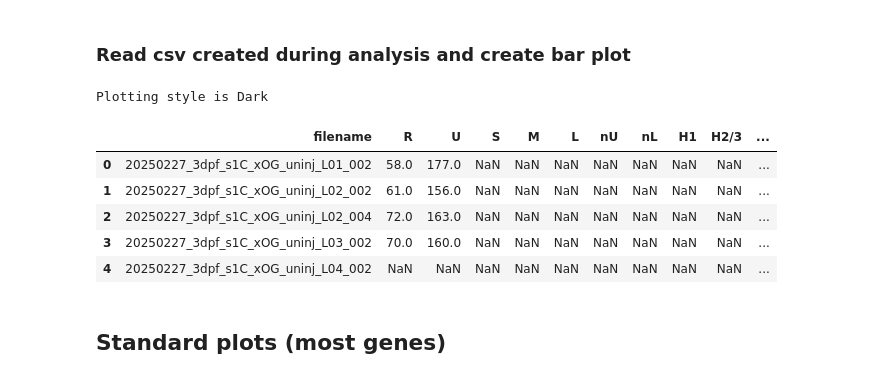
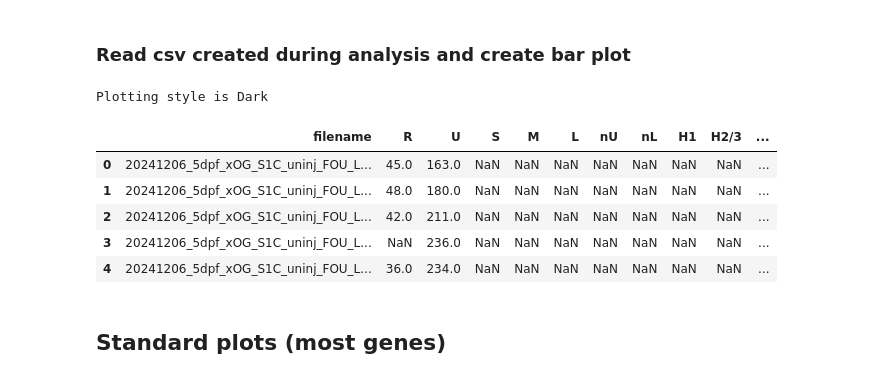
Before and after one commit to Cmhouseholder/pythonCode, a Jupyter notebook: Plot_photoreceptorCounts.ipynb, the cells around one changed output. Drawn from its saved outputs; the diff is of its cells as text; code cells hidden in the pictures.

```diff
--- a/Plot_photoreceptorCounts.ipynb
+++ b/Plot_photoreceptorCounts.ipynb
@@ -38,7 +38,7 @@ baseColor = applyPlotStyle(pBGMenu.value)
 
 #gene of interest
 # goi = 'tbx2aF3_nr2e3F0'
-goi = 'F0CRXTbx2a'
+goi = 'F0tbx2aSWAP_RESCUE'
 
 
 if goi == 'nr2e3':
@@ -131,38 +131,38 @@ elif goi == 'F0tbx2aSWAP':
     geneList = ['wt','tbx2a_nalou','tbx2a_fou']
     photoreceptors = ['R','U']
 elif goi == 'F0tbx2aSWAP_RESCUE':
     dPath = "D:/Analysis/"
     fName = "F0Tbx2aRESCUE_SWAP_combinedcounts.csv"
     geneList = ['wt','tbx2a_nalou','tbx2a_fou']
     photoreceptors = ['R','U']
 elif goi == 'F0CRXTbx2b':
     dPath = "D:/Analysis/20250130_F0CRXTbx2b_s1CxOG/"
     fName = "F0CRX2b_combinedcounts.csv"
     geneList = ['wt','tbx2ainj','tbx2binj']
     photoreceptors = ['R','U']
 elif goi == 'F0CRXTbx2a':
     dPath = "D:/Analysis/20250227_F0CRXTbx2a_s1c_xOG/"
     fName = "20250227_F0CRXTbx2a_s1CxOG_counts.csv"
     geneList = ['wt','tbx2a_3d','tbx2a_5d']
     photoreceptors = ['R','U']
 
 elif goi == '':
     dPath = "zzzzzzz"
     fName = "zzzzz.csv"
     geneList = ['wt','zzzzz']
     photoreceptors = ['R','U','S','M','L']
 
 
 df = pd.read_csv(dPath + fName)
 df.head(5)
 # %% [output]
 Plotting style is Dark
 |  | filename | R | U | S | M | L | nU | nL | H1 | H2/3 | ... |
-| 0 | 20250227_3dpf_s1C_xOG_uninj_L01_002 | 58.0 | 177.0 | NaN | NaN | NaN | NaN | NaN | NaN | NaN | ... |
-| 1 | 20250227_3dpf_s1C_xOG_uninj_L02_002 | 61.0 | 156.0 | NaN | NaN | NaN | NaN | NaN | NaN | NaN | ... |
-| 2 | 20250227_3dpf_s1C_xOG_uninj_L02_004 | 72.0 | 163.0 | NaN | NaN | NaN | NaN | NaN | NaN | NaN | ... |
-| 3 | 20250227_3dpf_s1C_xOG_uninj_L03_002 | 70.0 | 160.0 | NaN | NaN | NaN | NaN | NaN | NaN | NaN | ... |
-| 4 | 20250227_3dpf_s1C_xOG_uninj_L04_002 | NaN | NaN | NaN | NaN | NaN | NaN | NaN | NaN | NaN | ... |
+| 0 | 20241206_5dpf_xOG_S1C_uninj_FOU_L... | 45.0 | 163.0 | NaN | NaN | NaN | NaN | NaN | NaN | NaN | ... |
+| 1 | 20241206_5dpf_xOG_S1C_uninj_FOU_L... | 48.0 | 180.0 | NaN | NaN | NaN | NaN | NaN | NaN | NaN | ... |
+| 2 | 20241206_5dpf_xOG_S1C_uninj_FOU_L... | 42.0 | 211.0 | NaN | NaN | NaN | NaN | NaN | NaN | NaN | ... |
+| 3 | 20241206_5dpf_xOG_S1C_uninj_FOU_L... | NaN | 236.0 | NaN | NaN | NaN | NaN | NaN | NaN | NaN | ... |
+| 4 | 20241206_5dpf_xOG_S1C_uninj_FOU_L... | 36.0 | 234.0 | NaN | NaN | NaN | NaN | NaN | NaN | NaN | ... |
 # %% [markdown]
 ## Standard plots (most genes)
 # %%
```
Also changed, not shown: parts of 3 cells of this notebook, 1 other file.
